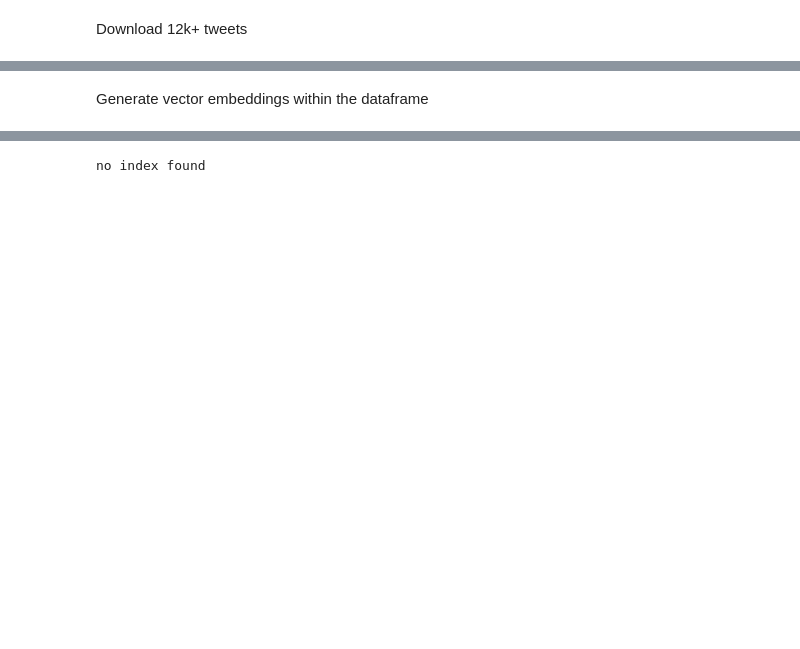
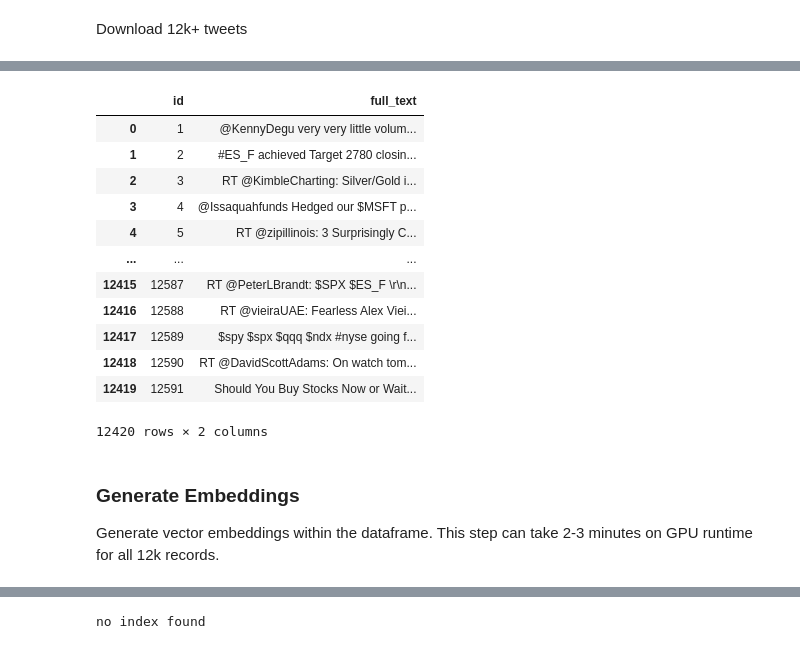
Before and after one commit to antonum/Redis-VSS-Streamlit, a Jupyter notebook: vector_embeddings_redis.ipynb, the cells around one changed output, grey strips where cells are left out. Drawn from its saved outputs; the diff is of its cells as text; code cells hidden in the pictures; blank space fills up the shorter version.

```diff
--- a/vector_embeddings_redis.ipynb
+++ b/vector_embeddings_redis.ipynb
@@ -40,9 +92,25 @@ Download 12k+ tweets
 # %%
-df = pd.read_csv('Labelled_Tweets.csv')
-#df=df.head(1000) #trim dataframe to fit results into 30MB Redis database
+df = pd.read_csv('Labelled_Tweets.csv').drop(columns=['created_at','score'])
+#df=df.head(3000) #trim dataframe to fit results into 30MB Redis database
 df
+# %% [output]
+|  | id | full_text |
+| 0 | 1 | @KennyDegu very very little volum... |
+| 1 | 2 | #ES_F achieved Target 2780 closin... |
+| 2 | 3 | RT @KimbleCharting: Silver/Gold i... |
+| 3 | 4 | @Issaquahfunds Hedged our $MSFT p... |
+| 4 | 5 | RT @zipillinois: 3 Surprisingly C... |
+| ... | ... | ... |
+| 12415 | 12587 | RT @PeterLBrandt: $SPX $ES_F \r\n... |
+| 12416 | 12588 | RT @vieiraUAE: Fearless Alex Viei... |
+| 12417 | 12589 | $spy $spx $qqq $ndx #nyse going f... |
+| 12418 | 12590 | RT @DavidScottAdams: On watch tom... |
+| 12419 | 12591 | Should You Buy Stocks Now or Wait... |
+12420 rows × 2 columns
-# %% [markdown]
-Generate vector embeddings within the dataframe
+# %% [markdown]
+### Generate Embeddings
+
+Generate vector embeddings within the dataframe. This step can take 2-3 minutes on GPU runtime for all 12k records.
 # %%
 def text_to_embedding(text):
   return model.encode(text).astype(np.float32).tobytes()
```
Also changed, not shown: parts of 22 cells of this notebook.
